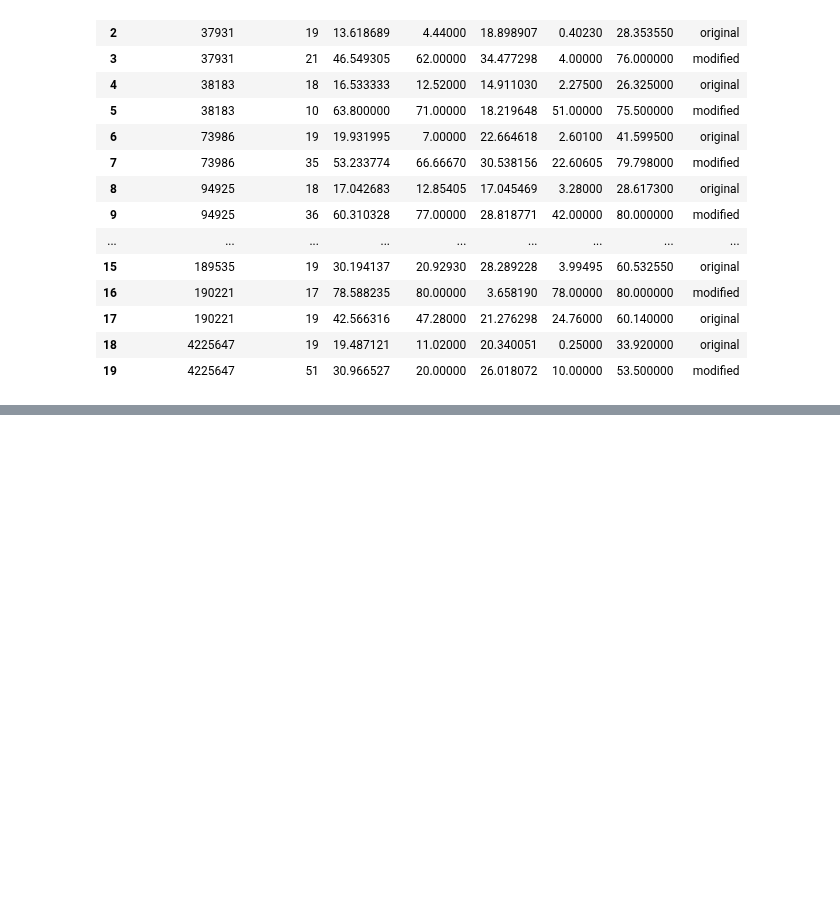
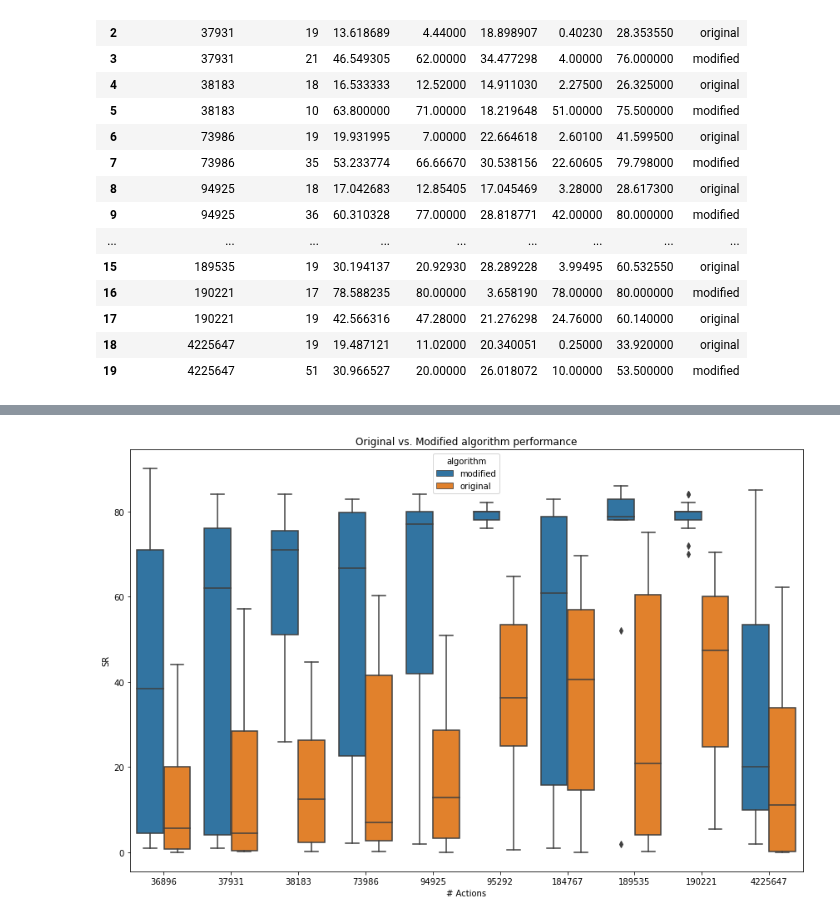
Before and after one commit to PandulaP/RL_Research, a Jupyter notebook: Pb_policy_iteration/cart_pole_modified_env/modified_algo_analysis/mod_vs_original_algo_experiments/evaluation_results.ipynb, the cells around one changed output, grey strips where cells are left out. Cells and saved outputs as stored; diff of their text form; code cells hidden in the pictures; blank space fills up the shorter version.

Commit message:
new evaluation plot with boxplots for modified vs. original algorithms

```diff
--- a/Pb_policy_iteration/cart_pole_modified_env/modified_algo_analysis/mod_vs_original_algo_experiments/evaluation_results.ipynb
+++ b/Pb_policy_iteration/cart_pole_modified_env/modified_algo_analysis/mod_vs_original_algo_experiments/evaluation_results.ipynb
@@ -464,0 +452,7 @@ plt.tight_layout()
+# %%
+action_sr_pairs_original_df.loc[:,'algorithm'] = 'original'
+action_sr_pairs_modified_df.loc[:,'algorithm'] = 'modified'
+# %%
+action_sr_pairs_df_final = pd.concat([action_sr_pairs_modified_df,action_sr_pairs_original_df])
+action_sr_pairs_df_final.sort_values('actions',inplace=True)
+action_sr_pairs_df_final
@@ -464,0 +473,14 @@ plt.tight_layout()
+# %%
+fig, ax = plt.subplots(figsize=(12,8))
+
+sns.boxplot(y = 'sr'
+            , x = 'action_num_ceiling'
+            , hue = 'algorithm'
+            , data = action_sr_pairs_df_final
+            , ax = ax)
+plt.title('Original vs. Modified algorithm performance')
+plt.ylabel('SR')
+plt.xlabel('# Actions')
+plt.tight_layout()
+# %% [output]
+[figure, added]
```
Also changed, not shown: parts of 3 cells of this notebook.
